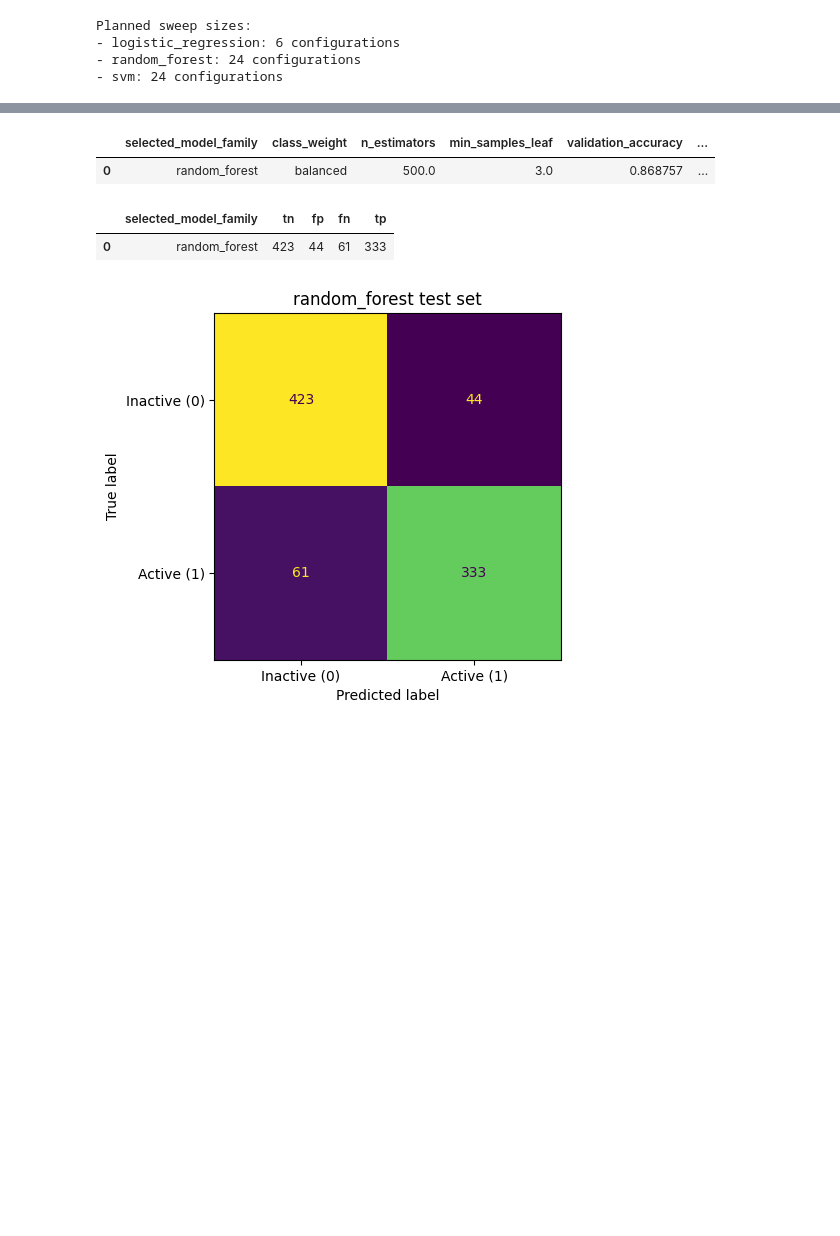
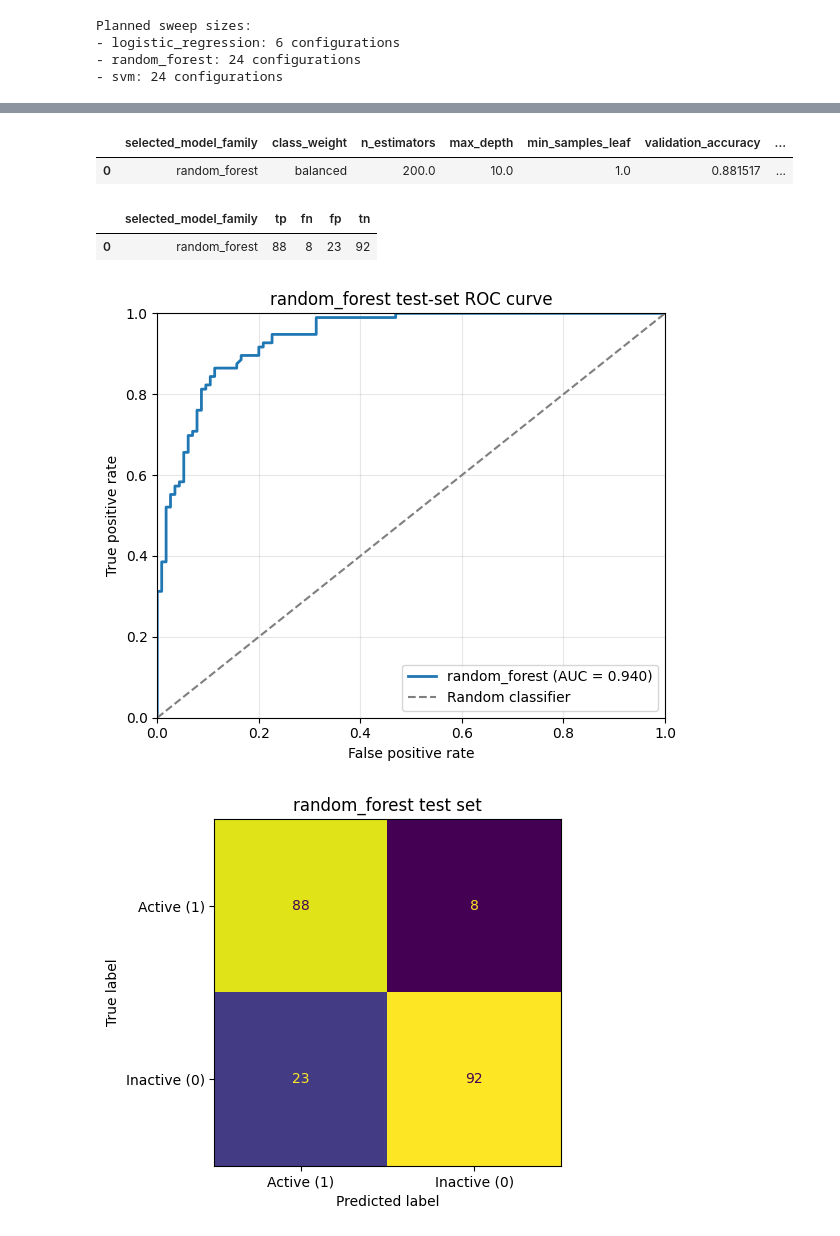
Before and after one commit to victor-capriles/Magestic-NN, a Jupyter notebook: classical_ml_baseline_pipeline.ipynb, the cells around one changed output, grey strips where cells are left out. Drawn from its saved outputs; the diff is of its cells as text; code cells hidden in the pictures; blank space fills up the shorter version.

Commit message:
ran pipeline for ML model for both datasets IC50, EC50. Modified the confusion matrix rows to positive first and draw ROC curve plot

```diff
--- a/classical_ml_baseline_pipeline.ipynb
+++ b/classical_ml_baseline_pipeline.ipynb
@@ -20,6 +20,7 @@ from sklearn.metrics import (
     precision_score,
     recall_score,
     roc_auc_score,
+    roc_curve,
 )
 from sklearn.svm import SVC
 
@@ -36,7 +37,7 @@ def find_project_root(start_path: Path) -> Path:
 
 RANDOM_SEED = 42
 PROJECT_ROOT = find_project_root(Path.cwd())
-DATASET_TRACK = "EC50"
+DATASET_TRACK = "IC50"
 DATASET_CONFIG = {
     "IC50": {
         "data_dir": PROJECT_ROOT / "datasets" / "postprocessed-CHEMBL379_IC50" / "scaled_dataset",
@@ -70,7 +71,8 @@ METADATA_COLUMNS = [
     "label_sources",
     "target_chembl_id",
 ]
-CLASS_LABELS = ("Inactive (0)", "Active (1)")
+CLASS_LABELS = ("Active (1)", "Inactive (0)")
+CONFUSION_MATRIX_LABEL_ORDER = (1, 0)
 
 if not DATA_DIR.exists():
     raise FileNotFoundError(f"Expected scaled dataset directory was not found: {DATA_DIR}")
@@ -493,10 +537,9 @@ selected_test_metrics = compute_binary_classification_metrics(
     selected_test_probabilities,
 )
 selected_test_predictions = (selected_test_probabilities >= 0.5).astype(np.int64)
-selected_test_confusion_matrix = confusion_matrix(
+selected_test_confusion_matrix = build_ordered_confusion_matrix(
     y_test,
     selected_test_predictions,
-    labels=[0, 1],
 )
 
 selected_baseline_summary = pd.DataFrame(
@@ -513,42 +556,54 @@ selected_baseline_summary = pd.DataFrame(
             "test_accuracy": selected_test_metrics["accuracy"],
             "test_precision": selected_test_metrics["precision"],
             "test_recall": selected_test_metrics["recall"],
             "test_f1": selected_test_metrics["f1"],
             "test_roc_auc": selected_test_metrics["roc_auc"],
             "test_log_loss": selected_test_metrics["log_loss"],
         }
     ]
 )
 
 test_confusion_summary = pd.DataFrame(
     [
         {
             "selected_model_family": selected_baseline_family,
-            "tn": int(selected_test_confusion_matrix[0, 0]),
-            "fp": int(selected_test_confusion_matrix[0, 1]),
-            "fn": int(selected_test_confusion_matrix[1, 0]),
-            "tp": int(selected_test_confusion_matrix[1, 1]),
+            "tp": int(selected_test_confusion_matrix[0, 0]),
+            "fn": int(selected_test_confusion_matrix[0, 1]),
+            "fp": int(selected_test_confusion_matrix[1, 0]),
+            "tn": int(selected_test_confusion_matrix[1, 1]),
         }
     ]
 )
 
 display(selected_baseline_summary)
 display(test_confusion_summary)
 
+roc_curve_figure, _ = plot_selected_baseline_roc_curve(
+    y_test,
+    selected_test_probabilities,
+    selected_baseline_family,
+    selected_test_metrics["roc_auc"],
+)
+display(roc_curve_figure)
+plt.close(roc_curve_figure)
+
 confusion_matrix_figure, confusion_matrix_axis = plt.subplots(figsize=(5, 4.5))
 ConfusionMatrixDisplay(
     confusion_matrix=selected_test_confusion_matrix,
     display_labels=list(CLASS_LABELS),
 ).plot(ax=confusion_matrix_axis, colorbar=False, values_format="d")
 confusion_matrix_axis.set_title(f"{selected_baseline_family} test set")
+confusion_matrix_axis.set_xlabel("Predicted label")
+confusion_matrix_axis.set_ylabel("True label")
 display(confusion_matrix_figure)
 plt.close(confusion_matrix_figure)
 # %% [output]
-|  | selected_model_family | class_weight | n_estimators | min_samples_leaf | validation_accuracy | ... |
-| 0 | random_forest | balanced | 500.0 | 3.0 | 0.868757 | ... |
+|  | selected_model_family | class_weight | n_estimators | max_depth | min_samples_leaf | validation_accuracy | ... |
+| 0 | random_forest | balanced | 200.0 | 10.0 | 1.0 | 0.881517 | ... |
-|  | selected_model_family | tn | fp | fn | tp |
-| 0 | random_forest | 423 | 44 | 61 | 333 |
+|  | selected_model_family | tp | fn | fp | tn |
+| 0 | random_forest | 88 | 8 | 23 | 92 |
-[figure, old version]
+[figure, new version]
+[figure, added]
 # %%
 run_timestamp = datetime.now().isoformat(timespec="seconds")
 
```
Also changed, not shown: parts of 7 cells of this notebook, 4 other files.
